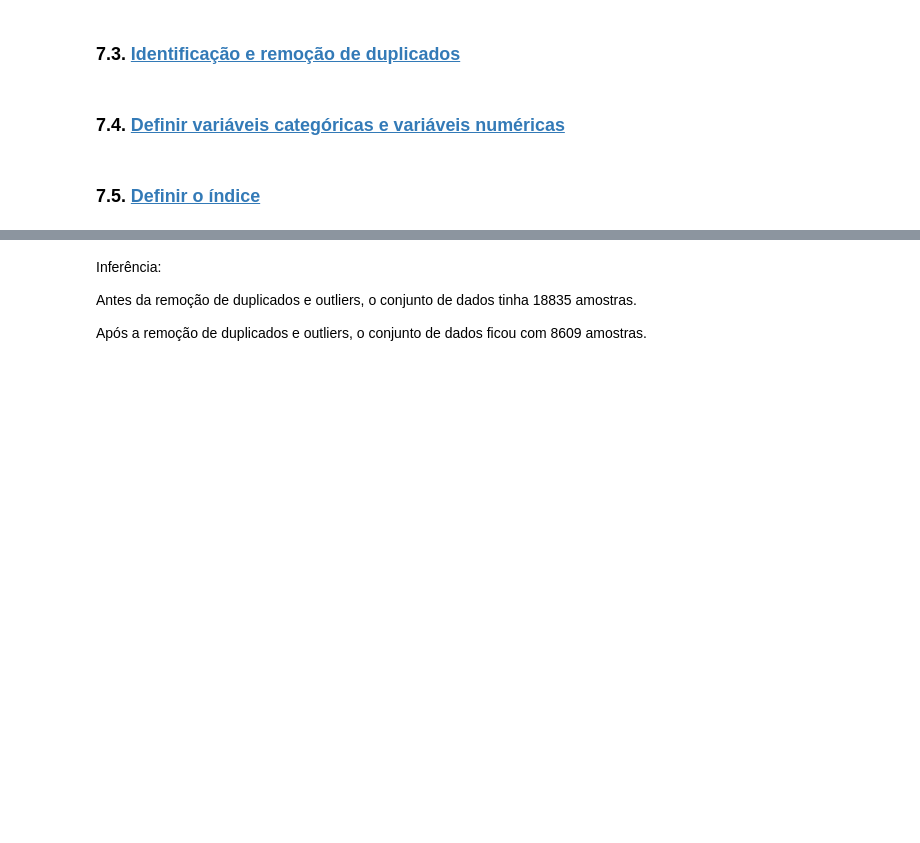
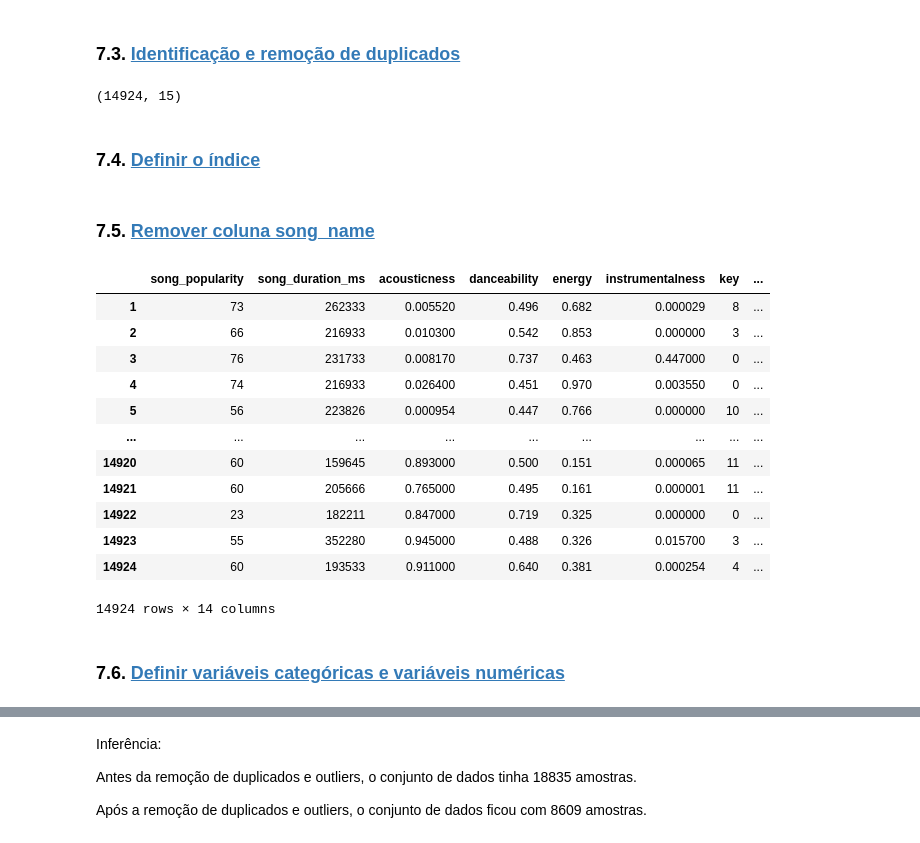
Before and after one commit to pfcv99/AC_Popularidade_musicas, a Jupyter notebook: Trabalho.ipynb, the cells around one changed output, grey strips where cells are left out. Drawn from its saved outputs; the diff is of its cells as text; code cells hidden in the pictures; blank space fills up the shorter version.

```diff
--- a/Trabalho.ipynb
+++ b/Trabalho.ipynb
@@ -300,4 +354,4 @@ df_raw.isnull().sum()
 # %%
-df_raw.drop(df_raw[(df_raw['tempo']==0) & (df_raw['speechiness']==0)].index, inplace=True)
+df_raw.drop(df_raw[(df_raw['tempo']==0)].index, inplace=True)
 # %% [markdown]
 ### 7.3. <a id='toc7_3_'></a>[Identificação e remoção de duplicados](#toc0_)
@@ -306,2 +361,6 @@ df_raw.drop_duplicates(inplace=True)
 # %%
 df_raw.shape
+# %% [output]
+(14924, 15)
+# %% [markdown]
+### 7.4. <a id='toc7_4_'></a>[Definir o índice](#toc0_)
@@ -307,0 +369,2 @@ df_raw.shape
+# %% [markdown]
+### 7.5. <a id='toc7_5_'></a>[Remover coluna song_name](#toc0_)
@@ -308,5 +373,21 @@ df_raw.shape
+# %%
+df_raw
+# %% [output]
+|  | song_popularity | song_duration_ms | acousticness | danceability | energy | instrumentalness | key | ... |
+| 1 | 73 | 262333 | 0.005520 | 0.496 | 0.682 | 0.000029 | 8 | ... |
+| 2 | 66 | 216933 | 0.010300 | 0.542 | 0.853 | 0.000000 | 3 | ... |
+| 3 | 76 | 231733 | 0.008170 | 0.737 | 0.463 | 0.447000 | 0 | ... |
+| 4 | 74 | 216933 | 0.026400 | 0.451 | 0.970 | 0.003550 | 0 | ... |
+| 5 | 56 | 223826 | 0.000954 | 0.447 | 0.766 | 0.000000 | 10 | ... |
+| ... | ... | ... | ... | ... | ... | ... | ... | ... |
+| 14920 | 60 | 159645 | 0.893000 | 0.500 | 0.151 | 0.000065 | 11 | ... |
+| 14921 | 60 | 205666 | 0.765000 | 0.495 | 0.161 | 0.000001 | 11 | ... |
+| 14922 | 23 | 182211 | 0.847000 | 0.719 | 0.325 | 0.000000 | 0 | ... |
+| 14923 | 55 | 352280 | 0.945000 | 0.488 | 0.326 | 0.015700 | 3 | ... |
+| 14924 | 60 | 193533 | 0.911000 | 0.640 | 0.381 | 0.000254 | 4 | ... |
+14924 rows × 14 columns
 # %% [markdown]
-### 7.4. <a id='toc7_4_'></a>[Definir variáveis categóricas e variáveis numéricas](#toc0_)
+### 7.6. <a id='toc7_6_'></a>[Definir variáveis categóricas e variáveis numéricas](#toc0_)
 # %%
 from sklearn.compose import make_column_selector as selector
 numerical_columns_selector = selector(dtype_exclude='category')
@@ -314,5 +395,3 @@ categorical_columns_selector = selector(dtype_include='category')
 
 numerical_columns = numerical_columns_selector(X)
 categorical_columns = categorical_columns_selector(X)
-# %% [markdown]
-### 7.5. <a id='toc7_5_'></a>[Definir o índice](#toc0_)
```
Also changed, not shown: parts of 30 cells of this notebook.
